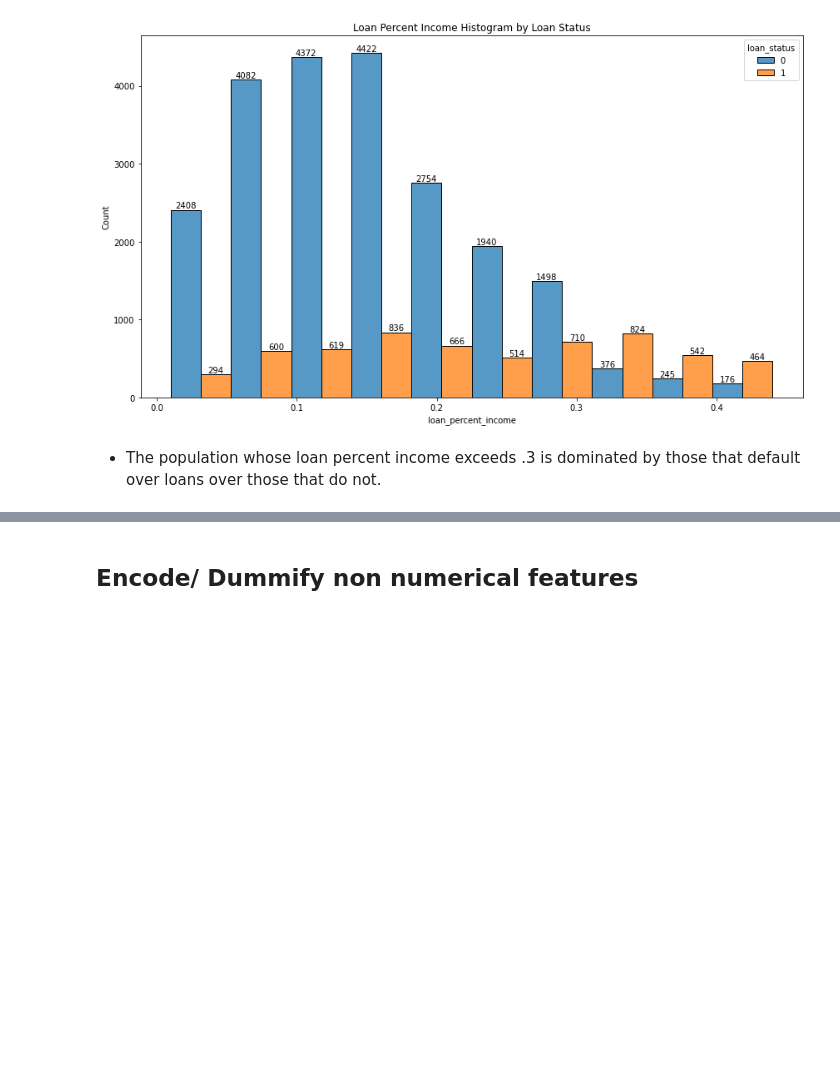
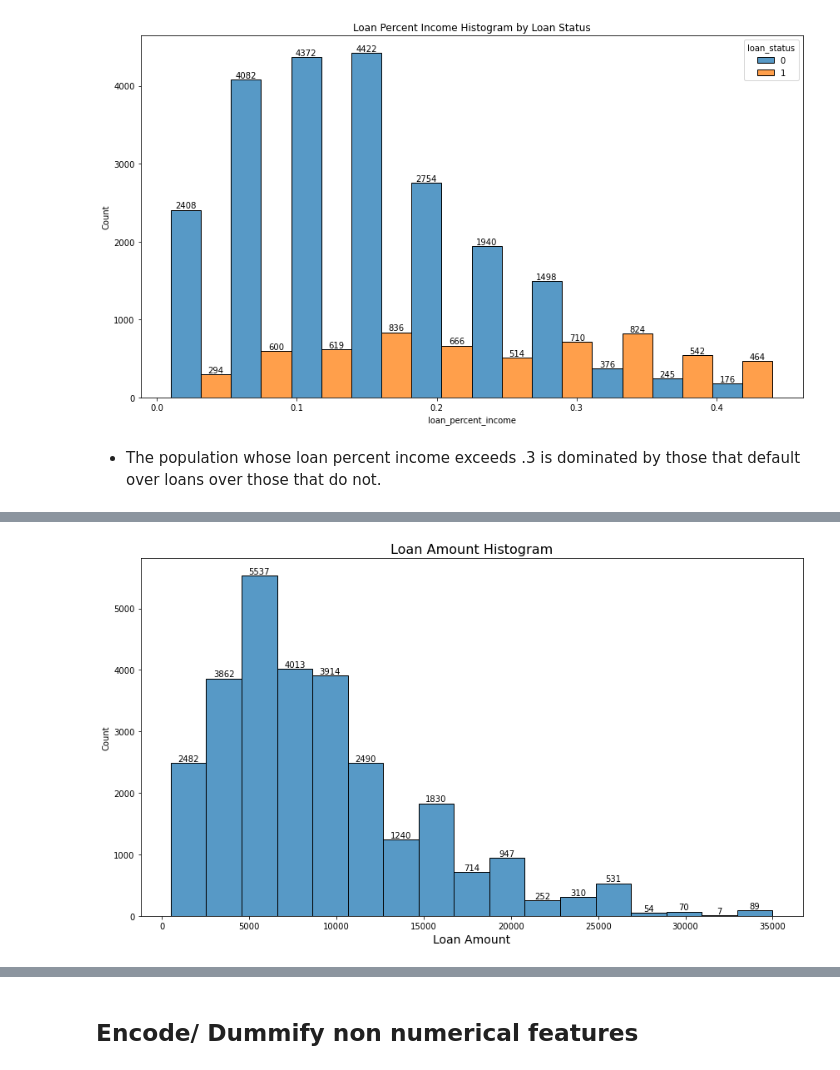
Before and after one commit to dcast822/credit_risk_analysis, a Jupyter notebook: 01_creditrisk.ipynb, the cells around one changed output, grey strips where cells are left out. Cells and saved outputs as stored; diff of their text form; code cells hidden in the pictures; blank space fills up the shorter version.

```diff
--- a/01_creditrisk.ipynb
+++ b/01_creditrisk.ipynb
@@ -448,0 +459,11 @@ plt.savefig('images/lpi_loan_status_dist.png');
+# %%
+plt.figure(figsize = (12,7))
+plt.title("Loan Amount Histogram", fontsize = 16)
+plt.xlabel("Loan Amount", fontsize = 14)
+ax_6 = sns.histplot(x= df['loan_amnt'],bins = 17)
+for i in ax_6.containers:
+     ax_6.bar_label(i, label_type= 'edge')
+plt.tight_layout()
+plt.savefig('images/loan_amount_distribution_original.png')
+# %% [output]
+[figure, added]
```
Also changed, not shown: parts of 12 cells of this notebook, 6 other files.
